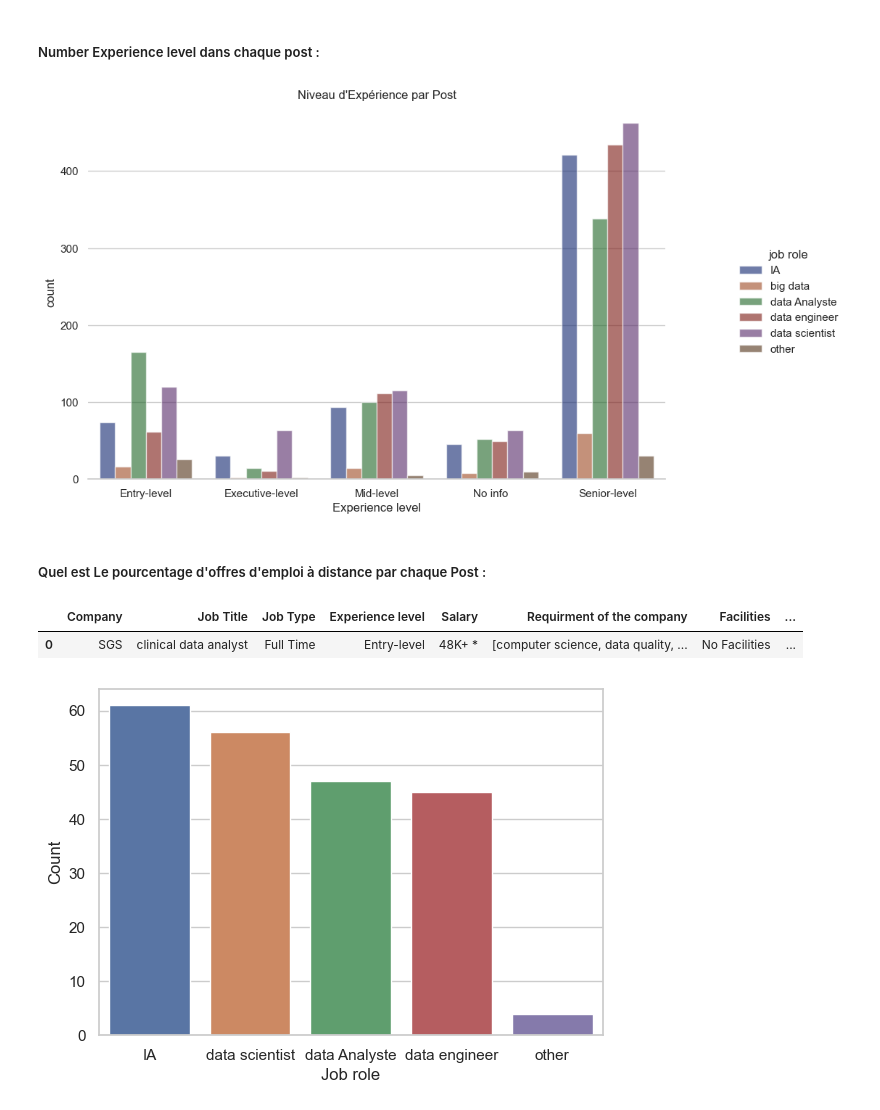
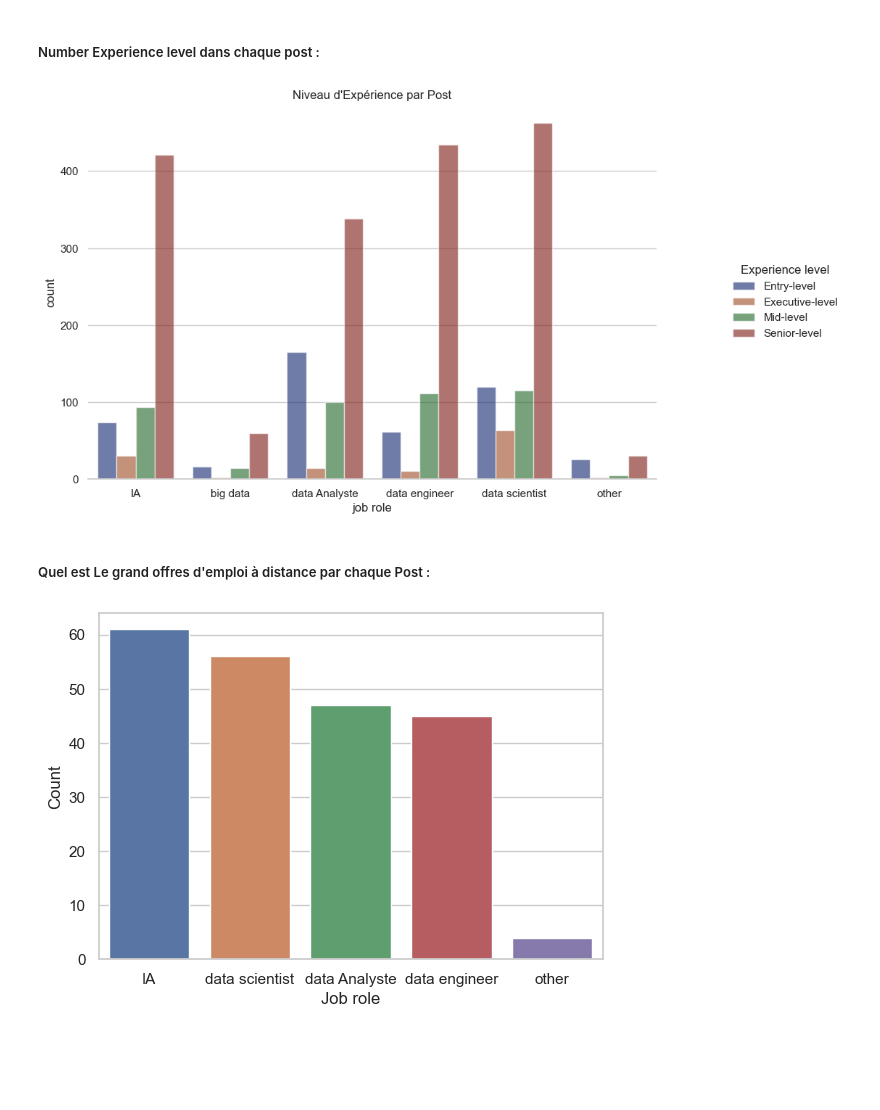
Before and after one commit to aminelfaquiri/Analyse_des_opportunites_demploi_Project, a Jupyter notebook: Analyse_des_opportunites_demploi.ipynb, the cells around one changed output. Saved outputs shown, nothing was run; the diff lists cells and outputs as text; code cells hidden in the pictures; blank space fills up the shorter version.

```diff
--- a/Analyse_des_opportunites_demploi.ipynb
+++ b/Analyse_des_opportunites_demploi.ipynb
@@ -614,3 +610,5 @@ df.head(1)
+# %%
+df.dropna(inplace=True)
 # %% [markdown]
 # Analyse approfondie du marché du travail :
 # %%
@@ -722,29 +720,26 @@ plt.show()
 # %% [markdown]
 ##### Number Experience level dans chaque post :
 # %%
-exp_level_counts = Analyse_df[Analyse_df['Experience level'] != 'No info'].groupby(['job role','Experience level']).size().reset_index(name='count')
+exp_level_counts = Analyse_df[Analyse_df['Experience level'] != 'No info ']
+exp_level_counts
 
-
+exp_level_counts = exp_level_counts.groupby(['job role','Experience level']).size().reset_index(name='count')
 
 g = sns.catplot(
     data=exp_level_counts, kind="bar",
-    x="Experience level", y="count", hue="job role",
+    x="job role", y="count", hue="Experience level",
     errorbar="sd", palette="dark", alpha=.6, height=6
 )
+
 g.figure.set_size_inches(12, 6)
 
 g.despine(left=True)
 plt.title("Niveau d'Expérience par Post")
 plt.show()
 # %% [output]
-[figure, old version]
+[figure, new version]
 # %% [markdown]
-##### Quel est Le pourcentage d'offres d'emploi à distance par chaque Post :
+##### Quel est Le grand offres d'emploi à distance par chaque Post :
-# %%
-Analyse_df.head(1)
-# %% [output]
-|  | Company | Job Title | Job Type | Experience level | Salary | Requirment of the company | Facilities | ... |
-| 0 | SGS | clinical data analyst | Full Time | Entry-level | 48K+ * | [computer science, data quality, ... | No Facilities | ... |
 # %%
 top_remote_post = Analyse_df[Analyse_df['Country'] == 'remote'][['job role','Country']].groupby('job role')['Country'].count()
 top_remote_post = top_remote_post.sort_values(ascending=False)
```
Also changed, not shown: parts of 44 cells of this notebook.
